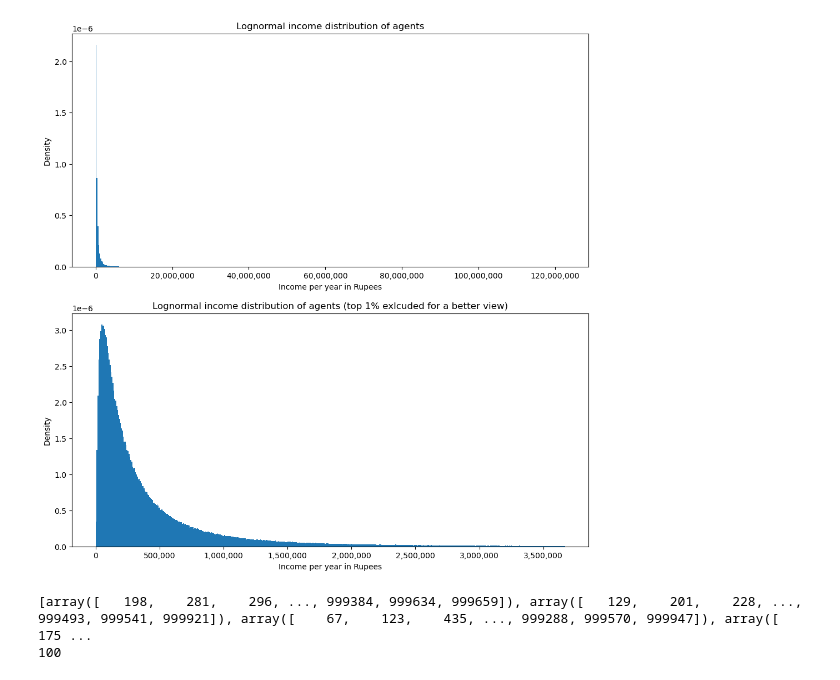
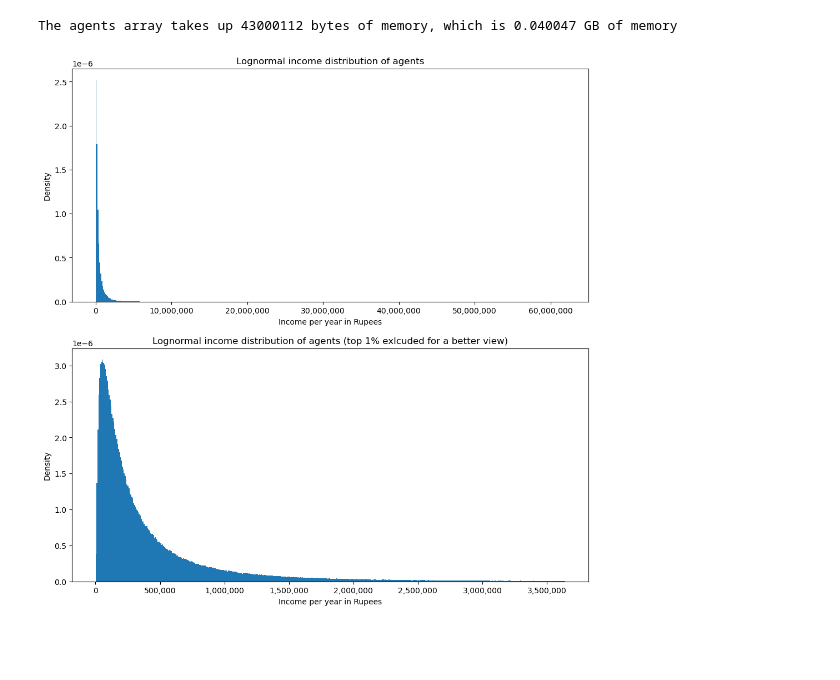
Before and after one commit to danielthomas-econ/schelling_income_model, a Jupyter notebook: plots.ipynb, the cells around one changed output. Cells and saved outputs as stored; diff of their text form; code cells hidden in the pictures; blank space fills up the shorter version.

```diff
--- a/plots.ipynb
+++ b/plots.ipynb
@@ -6,35 +15,32 @@ import matplotlib.ticker as mticker # to remove 1e6 base from the x axis on plot
+# %%
+n = 1_000_000
+agents = generate_agents(n)
+size = sys.getsizeof(agents)
+print(f"The agents array takes up {size} bytes of memory, which is {size/(1024**3):.6f} GB of memory")
+# %% [output]
+The agents array takes up 43000112 bytes of memory, which is 0.040047 GB of memory
 # %%
 # plot the lognormal agents income distribution
-
-n = 1_000_000
-incomes, brackets, locations, neighborhoods = generate_agents(n)
+incomes = agents["income"]
 
 # Cut off at, say, the 99.99th percentile for visualization
 cutoff = np.percentile(incomes, 99.0)
 incomes_percentile = incomes[incomes <= cutoff]
 
 fig, axes = plt.subplots(2,1,figsize = (12,12)) # one plot for actual income distr, one with top 1% cut off
 axes[0].hist(incomes, bins = 500, density = True)
 axes[0].set_title("Lognormal income distribution of agents")
 axes[0].set_xlabel("Income per year in Rupees")
 axes[0].set_ylabel("Density")
 # format x-axis numbers with commas
 axes[0].xaxis.set_major_formatter(mticker.StrMethodFormatter('{x:,.0f}'))
 
 # with top 1% cut off
 axes[1].hist(incomes_percentile, bins = 500, density = True)
 axes[1].set_title("Lognormal income distribution of agents (top 1% exlcuded for a better view)")
 axes[1].set_xlabel("Income per year in Rupees")
 axes[1].set_ylabel("Density")
 axes[1].xaxis.set_major_formatter(mticker.StrMethodFormatter('{x:,.0f}'))
 plt.show()
 # %% [output]
-[figure, old version]
+[figure, new version]
-# %%
-print(neighborhood_lists(neighborhoods))
-
-neighborhood = neighborhood_lists(neighborhoods)
-print(len(neighborhood))
-# %% [output]
-[array([   198,    281,    296, ..., 999384, 999634, 999659]), array([   129,    201,    228, ..., 999493, 999541, 999921]), array([    67,    123,    435, ..., 999288, 999570, 999947]), array([   175 ...
-100
```
Also changed, not shown: parts of 1 cell of this notebook, 3 other files.
